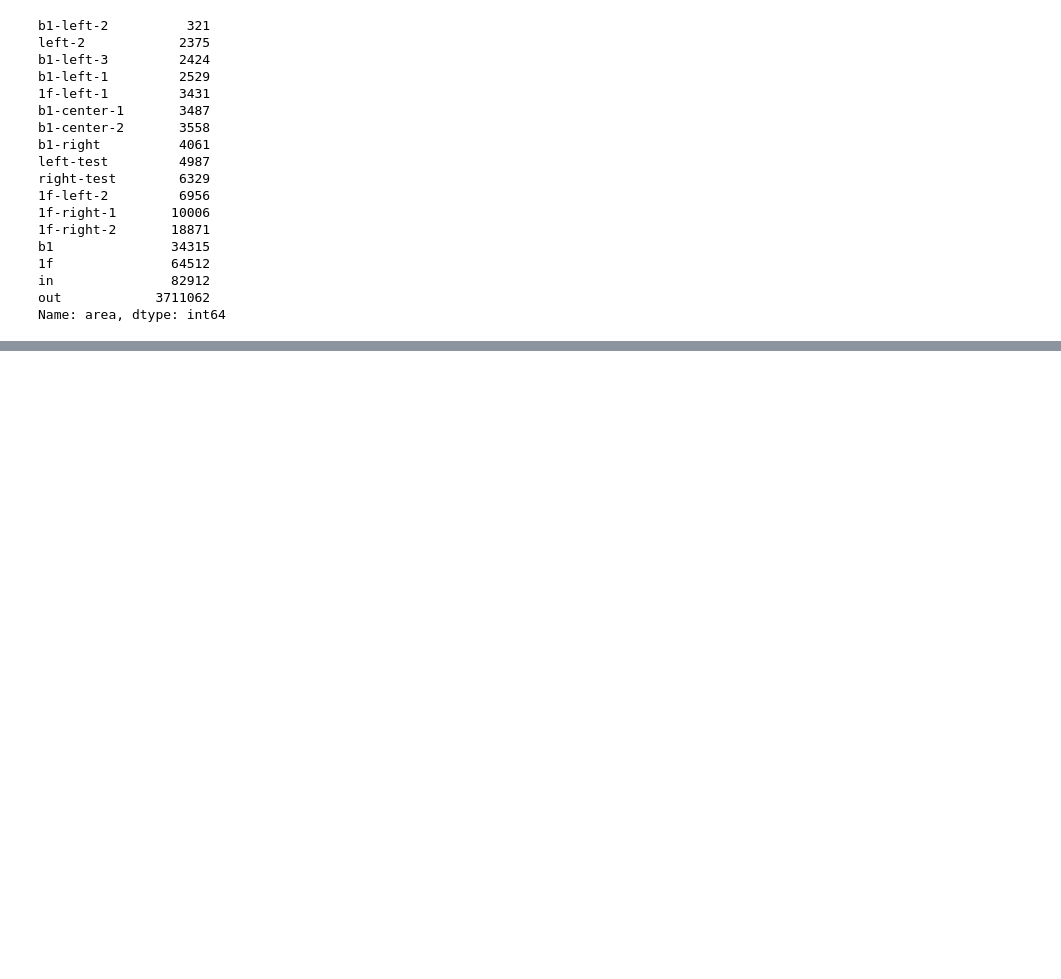
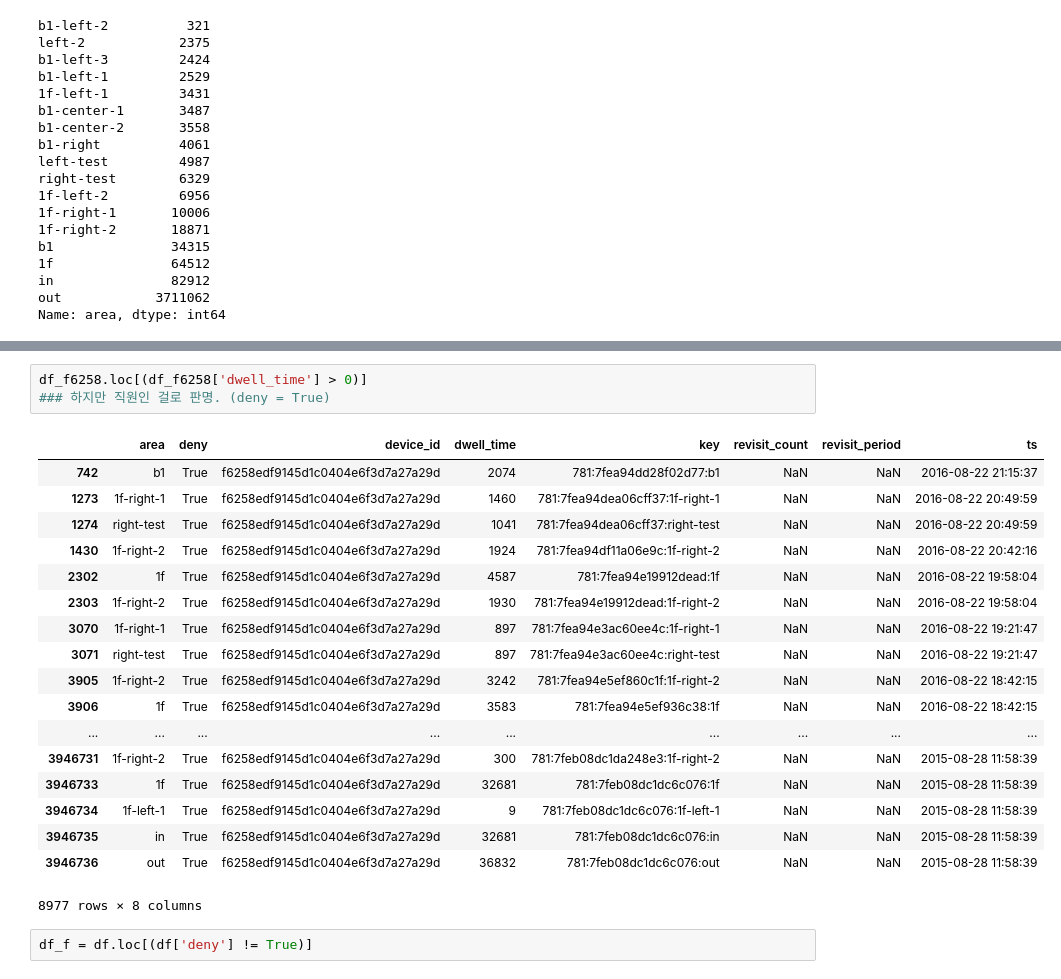
Before and after one commit to Yoo-Ju/MSRA_proposal_wifi_log, a Jupyter notebook: notebook/basic_analysis.ipynb, the cells around one changed output, grey strips where cells are left out. Cells and saved outputs as stored; diff of their text form; blank space fills up the shorter version.

```diff
--- a/notebook/basic_analysis.ipynb
+++ b/notebook/basic_analysis.ipynb
@@ -126,0 +249,24 @@ Name: area, dtype: int64
+# %%
+df_f6258.loc[(df_f6258['dwell_time'] > 0)]
+### 하지만 직원인 걸로 판명. (deny = True)
+# %% [output]
+|  | area | deny | device_id | dwell_time | key | revisit_count | revisit_period | ts |
+| 742 | b1 | True | f6258edf9145d1c0404e6f3d7a27a29d | 2074 | 781:7fea94dd28f02d77:b1 | NaN | NaN | 2016-08-22 21:15:37 |
+| 1273 | 1f-right-1 | True | f6258edf9145d1c0404e6f3d7a27a29d | 1460 | 781:7fea94dea06cff37:1f-right-1 | NaN | NaN | 2016-08-22 20:49:59 |
+| 1274 | right-test | True | f6258edf9145d1c0404e6f3d7a27a29d | 1041 | 781:7fea94dea06cff37:right-test | NaN | NaN | 2016-08-22 20:49:59 |
+| 1430 | 1f-right-2 | True | f6258edf9145d1c0404e6f3d7a27a29d | 1924 | 781:7fea94df11a06e9c:1f-right-2 | NaN | NaN | 2016-08-22 20:42:16 |
+| 2302 | 1f | True | f6258edf9145d1c0404e6f3d7a27a29d | 4587 | 781:7fea94e19912dead:1f | NaN | NaN | 2016-08-22 19:58:04 |
+| 2303 | 1f-right-2 | True | f6258edf9145d1c0404e6f3d7a27a29d | 1930 | 781:7fea94e19912dead:1f-right-2 | NaN | NaN | 2016-08-22 19:58:04 |
+| 3070 | 1f-right-1 | True | f6258edf9145d1c0404e6f3d7a27a29d | 897 | 781:7fea94e3ac60ee4c:1f-right-1 | NaN | NaN | 2016-08-22 19:21:47 |
+| 3071 | right-test | True | f6258edf9145d1c0404e6f3d7a27a29d | 897 | 781:7fea94e3ac60ee4c:right-test | NaN | NaN | 2016-08-22 19:21:47 |
+| 3905 | 1f-right-2 | True | f6258edf9145d1c0404e6f3d7a27a29d | 3242 | 781:7fea94e5ef860c1f:1f-right-2 | NaN | NaN | 2016-08-22 18:42:15 |
+| 3906 | 1f | True | f6258edf9145d1c0404e6f3d7a27a29d | 3583 | 781:7fea94e5ef936c38:1f | NaN | NaN | 2016-08-22 18:42:15 |
+| ... | ... | ... | ... | ... | ... | ... | ... | ... |
+| 3946731 | 1f-right-2 | True | f6258edf9145d1c0404e6f3d7a27a29d | 300 | 781:7feb08dc1da248e3:1f-right-2 | NaN | NaN | 2015-08-28 11:58:39 |
+| 3946733 | 1f | True | f6258edf9145d1c0404e6f3d7a27a29d | 32681 | 781:7feb08dc1dc6c076:1f | NaN | NaN | 2015-08-28 11:58:39 |
+| 3946734 | 1f-left-1 | True | f6258edf9145d1c0404e6f3d7a27a29d | 9 | 781:7feb08dc1dc6c076:1f-left-1 | NaN | NaN | 2015-08-28 11:58:39 |
+| 3946735 | in | True | f6258edf9145d1c0404e6f3d7a27a29d | 32681 | 781:7feb08dc1dc6c076:in | NaN | NaN | 2015-08-28 11:58:39 |
+| 3946736 | out | True | f6258edf9145d1c0404e6f3d7a27a29d | 36832 | 781:7feb08dc1dc6c076:out | NaN | NaN | 2015-08-28 11:58:39 |
+8977 rows × 8 columns
+# %%
+df_f = df.loc[(df['deny'] != True)]
```
Also changed, not shown: parts of 26 cells of this notebook, 3 other files.
